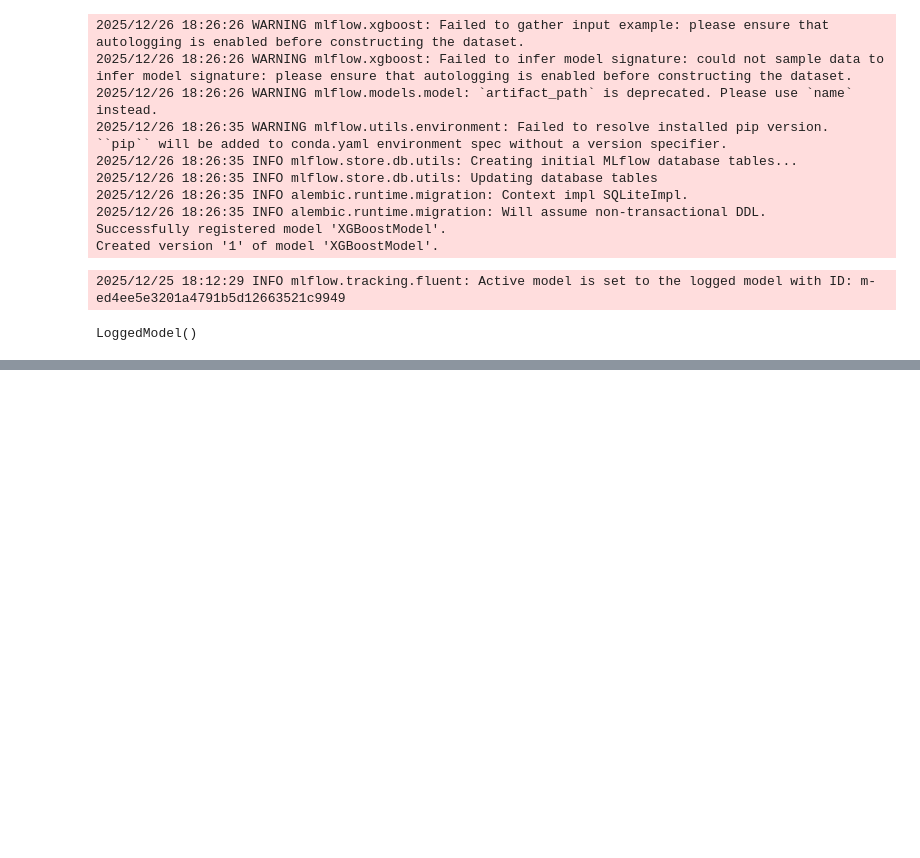
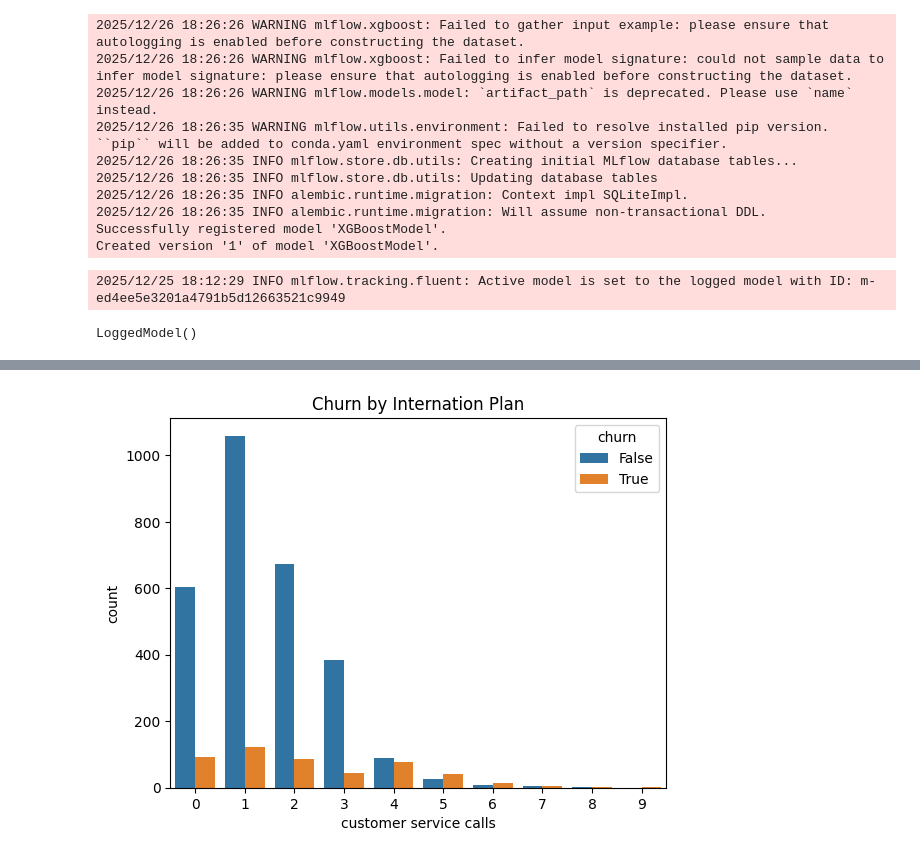
Before and after one commit to SardarArslan/MLOPS, a Jupyter notebook: Untitled.ipynb, the cells around one changed output, grey strips where cells are left out. Saved outputs shown, nothing was run; the diff lists cells and outputs as text; code cells hidden in the pictures; blank space fills up the shorter version.

```diff
--- a/Untitled.ipynb
+++ b/Untitled.ipynb
@@ -489,0 +549,6 @@ OSError: No such file or directory: 'models/m-ed4ee5e3201a4791b5d12663521c9949/a
+# %%
+sns.countplot(x='customer service calls',hue='churn',data=df)
+plt.title("Churn by Internation Plan")
+plt.show()
+# %% [output]
+[figure, added]
```
Also changed, not shown: parts of 18 cells of this notebook, 19 other files.
